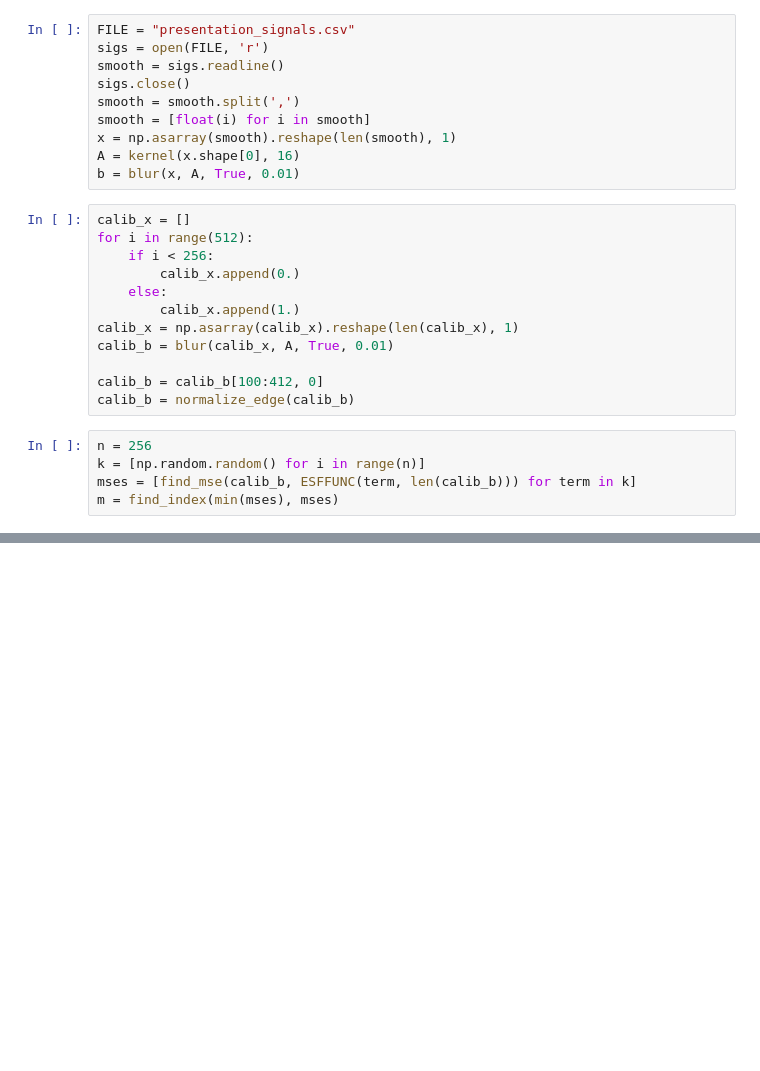
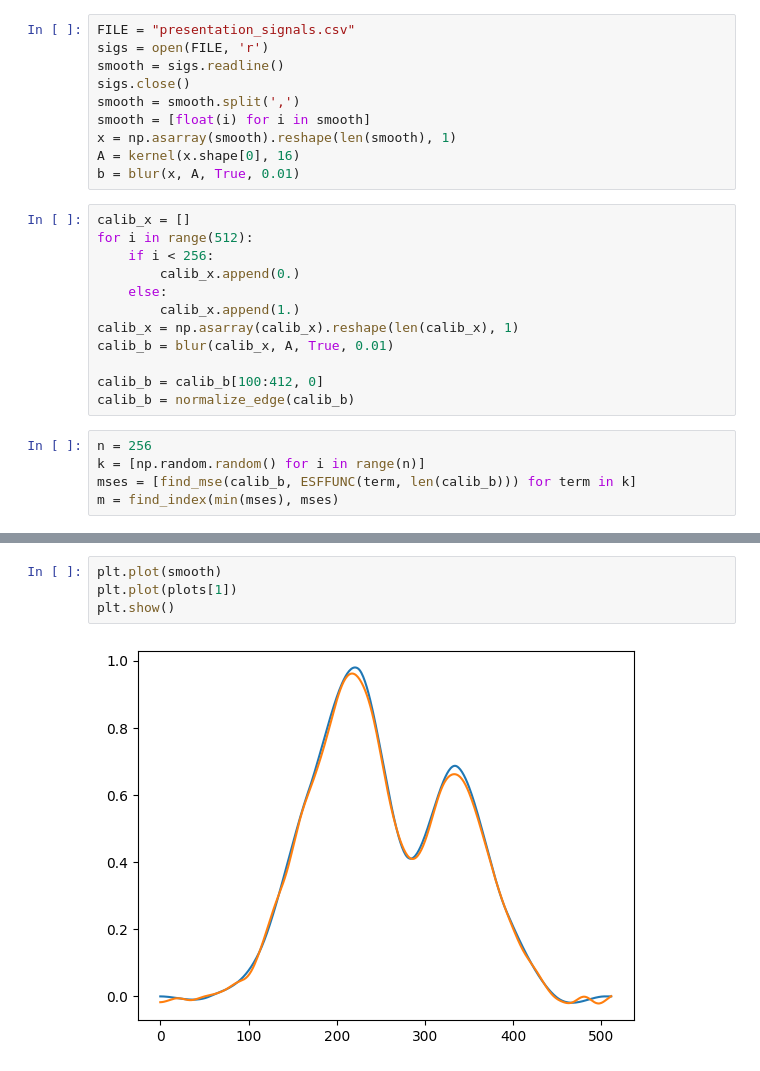
Before and after one commit to tpasfieldERAU/REU_Deblur, a Jupyter notebook: test_notebooks/tkv_error.ipynb, the cells around one changed output, grey strips where cells are left out. Saved outputs shown, nothing was run; the diff lists cells and outputs as text; blank space fills up the shorter version.

```diff
--- a/test_notebooks/tkv_error.ipynb
+++ b/test_notebooks/tkv_error.ipynb
@@ -89,3 +92,9 @@ plt.show()
+# %%
+plt.plot(smooth)
+plt.plot(plots[1])
+plt.show()
+# %% [output]
+[figure, added]
 # %%
 test = np.diff(st.norm.cdf(np.linspace(0, 512/16, 513)))
 test = test/sum(test)/2
```
Also changed, not shown: parts of 9 cells of this notebook, 4 other files.
